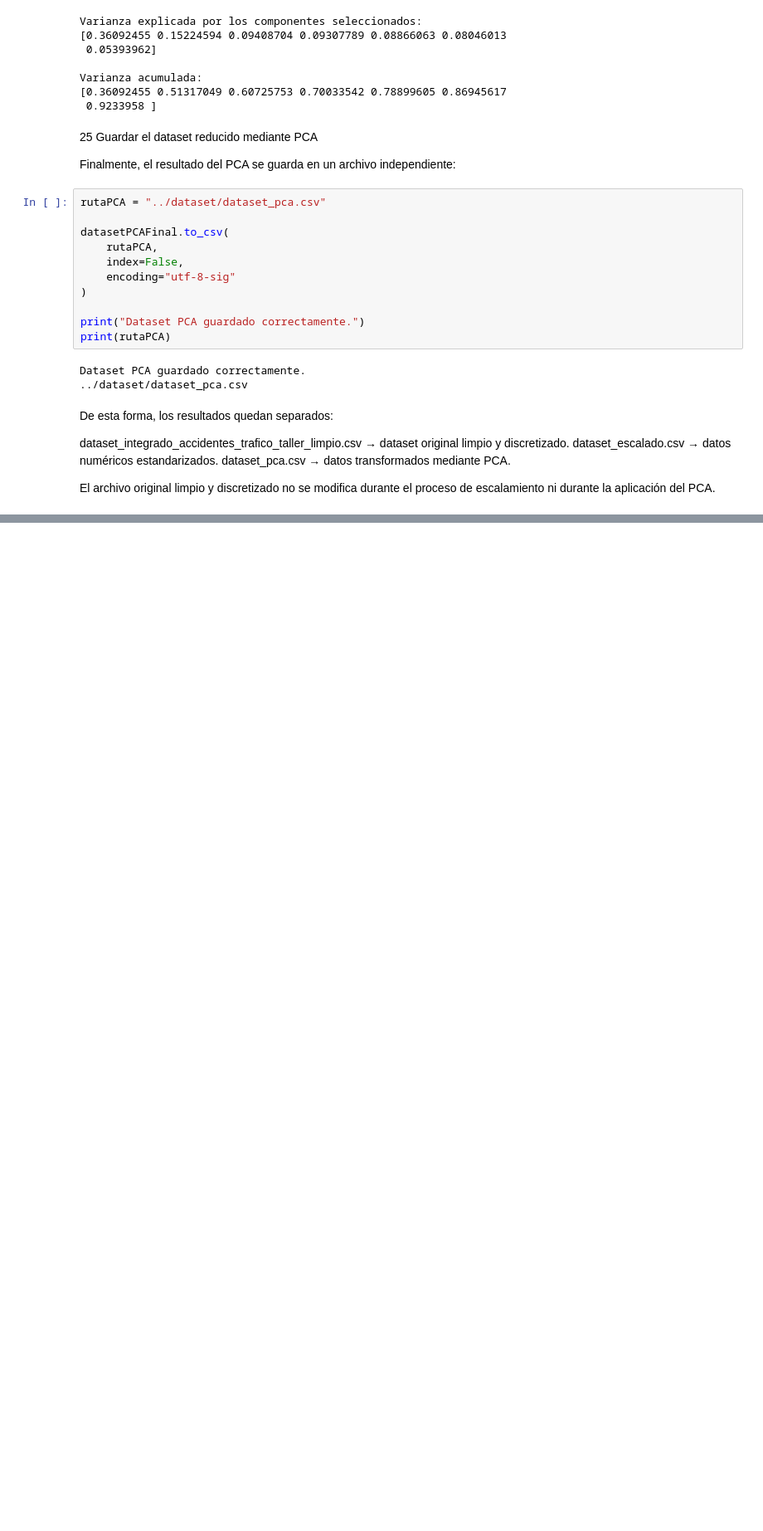
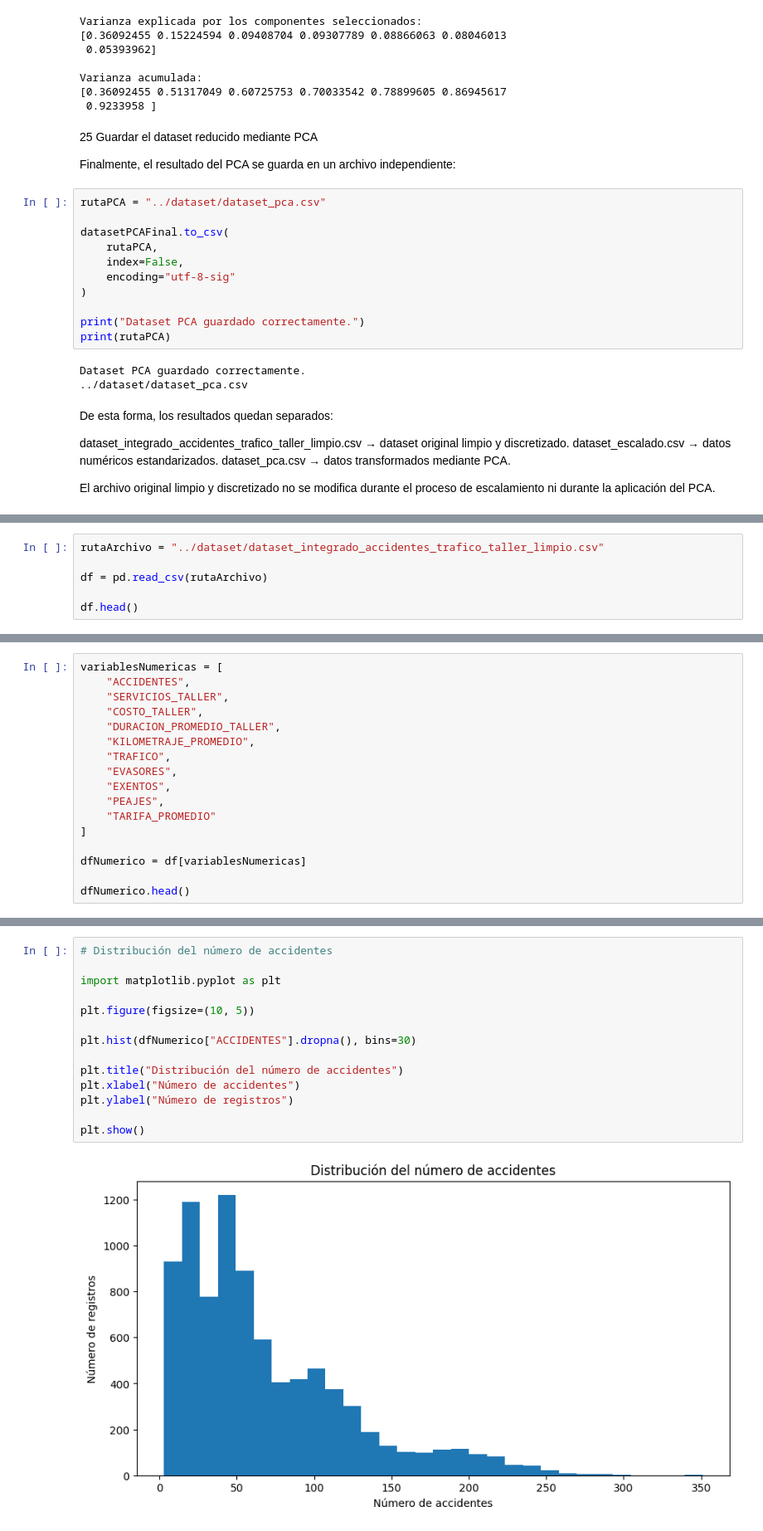
Before and after one commit to gacha2804-alt/autogest, a Jupyter notebook: analisis/analisis_accidentes_trafico_taller.ipynb, the cells around one changed output, grey strips where cells are left out. Shown at 83% size. Drawn from its saved outputs; the diff is of its cells as text; blank space fills up the shorter version.

```diff
--- a/analisis/analisis_accidentes_trafico_taller.ipynb
+++ b/analisis/analisis_accidentes_trafico_taller.ipynb
@@ -1003,0 +1019,6 @@ El archivo original limpio y discretizado no se modifica durante el proceso de e
+# %%
+rutaArchivo = "../dataset/dataset_integrado_accidentes_trafico_taller_limpio.csv"
+
+df = pd.read_csv(rutaArchivo)
+
+df.head()
@@ -1003,0 +1073,17 @@ El archivo original limpio y discretizado no se modifica durante el proceso de e
+# %%
+variablesNumericas = [
+    "ACCIDENTES",
+    "SERVICIOS_TALLER",
+    "COSTO_TALLER",
+    "DURACION_PROMEDIO_TALLER",
+    "KILOMETRAJE_PROMEDIO",
+    "TRAFICO",
+    "EVASORES",
+    "EXENTOS",
+    "PEAJES",
+    "TARIFA_PROMEDIO"
+]
+
+dfNumerico = df[variablesNumericas]
+
+dfNumerico.head()
@@ -1003,0 +1145,16 @@ El archivo original limpio y discretizado no se modifica durante el proceso de e
+# %%
+# Distribución del número de accidentes
+
+import matplotlib.pyplot as plt
+
+plt.figure(figsize=(10, 5))
+
+plt.hist(dfNumerico["ACCIDENTES"].dropna(), bins=30)
+
+plt.title("Distribución del número de accidentes")
+plt.xlabel("Número de accidentes")
+plt.ylabel("Número de registros")
+
+plt.show()
+# %% [output]
+[figure, added]
```
Also changed, not shown: parts of 39 cells of this notebook.
